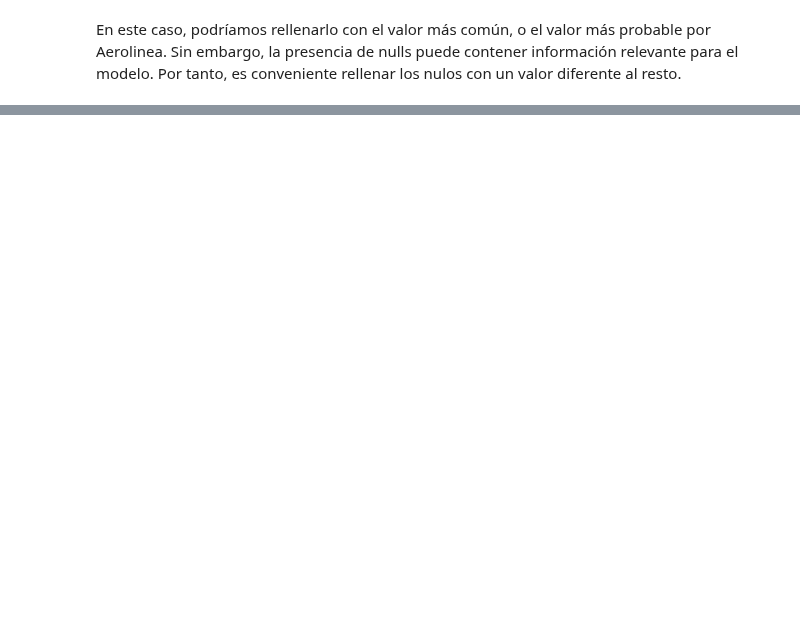
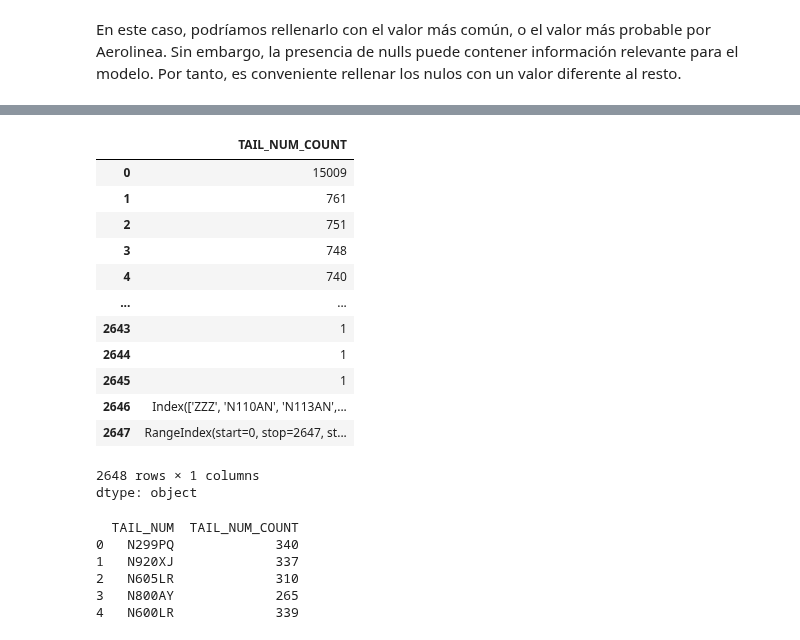
Before and after one commit to KARENCMP82/Python, a Jupyter notebook: Clasificacion_Clase.ipynb, the cells around one changed output, grey strips where cells are left out. Saved outputs shown, nothing was run; the diff lists cells and outputs as text; code cells hidden in the pictures; blank space fills up the shorter version.

```diff
--- a/Clasificacion_Clase.ipynb
+++ b/Clasificacion_Clase.ipynb
@@ -393,0 +553,6 @@ df.drop(nom_variance_atribuetes, axis=1, inplace=True)
+# %%
+
+# Frecuencia encoding
+df_tall_num = df['TAIL_NUM'].value_counts(dropna=False)
+
+print(df_tall_num)  # Imprime el resultado
@@ -393,0 +573,35 @@ df.drop(nom_variance_atribuetes, axis=1, inplace=True)
+# %%
+df_tall_num.columns =['TAIL_NUM_COUNT']
+# %%
+df_tall_num['TAIL_NUM_COUNT']=df_tall_num.index
+df_tall_num.reset_index(drop = True, inplace = True)
+df_tall_num
+# %% [output]
+|  | TAIL_NUM_COUNT |
+| 0 | 15009 |
+| 1 | 761 |
+| 2 | 751 |
+| 3 | 748 |
+| 4 | 740 |
+| ... | ... |
+| 2643 | 1 |
+| 2644 | 1 |
+| 2645 | 1 |
+| 2646 | Index(['ZZZ', 'N110AN', 'N113AN',... |
+| 2647 | RangeIndex(start=0, stop=2647, st... |
+2648 rows × 1 columns
+dtype: object
+# %%
+df_tall_num = df['TAIL_NUM'].value_counts(dropna=False).reset_index()
+df_tall_num.columns = ['TAIL_NUM', 'TAIL_NUM_COUNT'] # Importante renombrar las columnas
+
+df = df.merge(df_tall_num, on='TAIL_NUM', how="left")
+
+print(df[['TAIL_NUM', 'TAIL_NUM_COUNT']].head()) # Ver los resultados
+# %% [output]
+  TAIL_NUM  TAIL_NUM_COUNT
+0   N299PQ             340
+1   N920XJ             337
+2   N605LR             310
+3   N800AY             265
+4   N600LR             339
```
Also changed, not shown: parts of 22 cells of this notebook.
